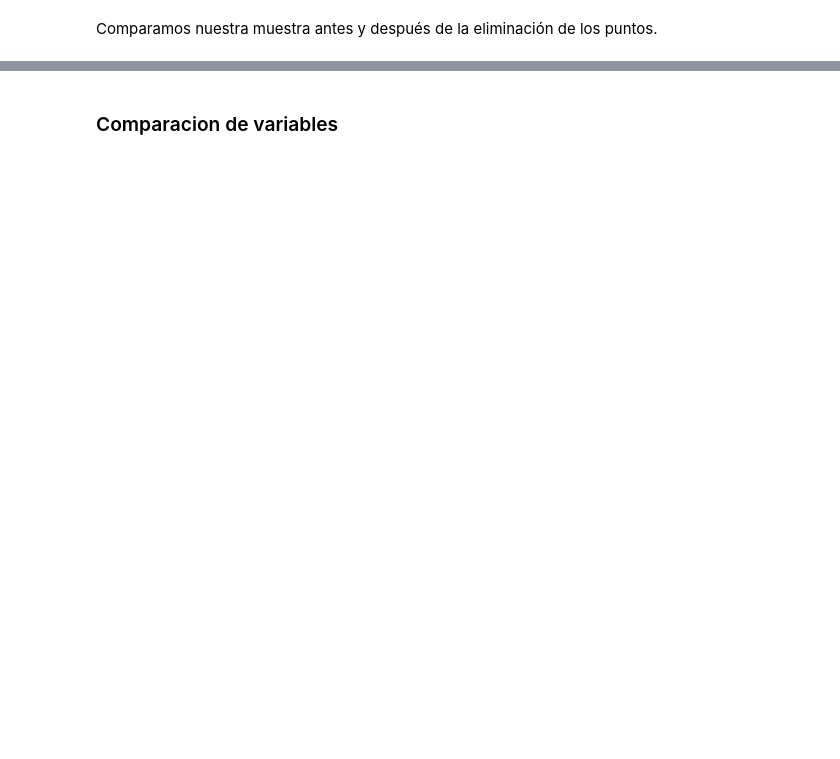
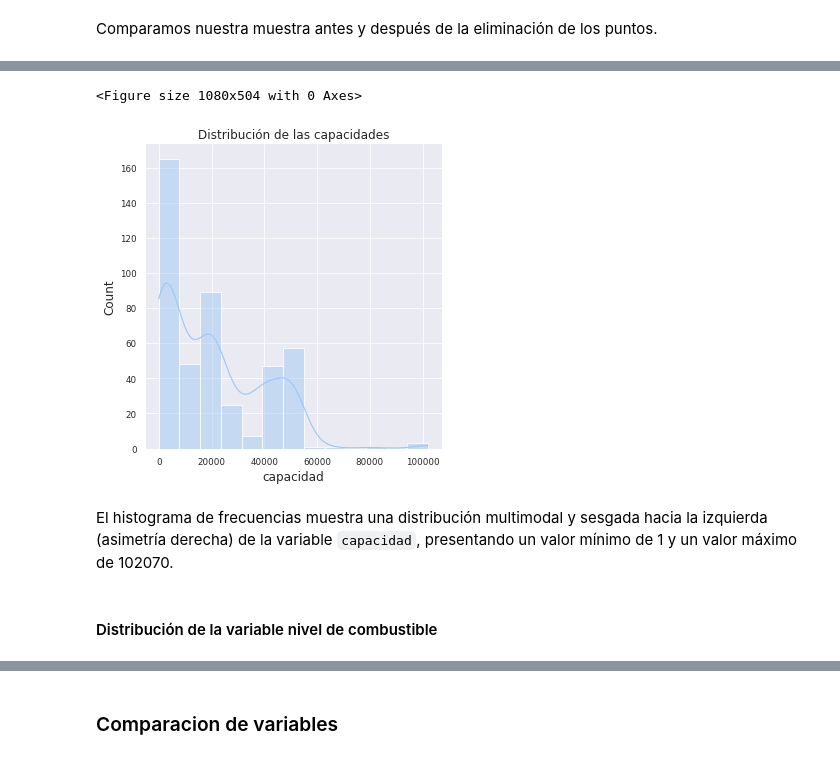
Before and after one commit to danibosch/mentoria-diplo-datos2021, a Jupyter notebook: Cintelink_AyVdD.ipynb, the cells around one changed output, grey strips where cells are left out. Saved outputs shown, nothing was run; the diff lists cells and outputs as text; code cells hidden in the pictures; blank space fills up the shorter version.

```diff
--- a/Cintelink_AyVdD.ipynb
+++ b/Cintelink_AyVdD.ipynb
@@ -512,0 +538,16 @@ seaborn.despine()
+# %%
+fig = plt.figure(figsize=(15, 7))
+seaborn.displot(
+    data=df.groupby('id_tanque').first()['capacidad'],
+    kde=True
+)
+plt.title("Distribución de las capacidades")
+plt.ticklabel_format(style='plain', axis='y')
+seaborn.despine()
+# %% [output]
+<Figure size 1080x504 with 0 Axes>
+[figure, added]
+# %% [markdown]
+El histograma de frecuencias muestra una distribución multimodal y sesgada hacia la izquierda (asimetría derecha) de la variable `capacidad`, presentando un valor mínimo de 1 y un valor máximo de 102070.
+# %% [markdown]
+#### Distribución de la variable nivel de combustible
```
Also changed, not shown: parts of 265 cells of this notebook.
